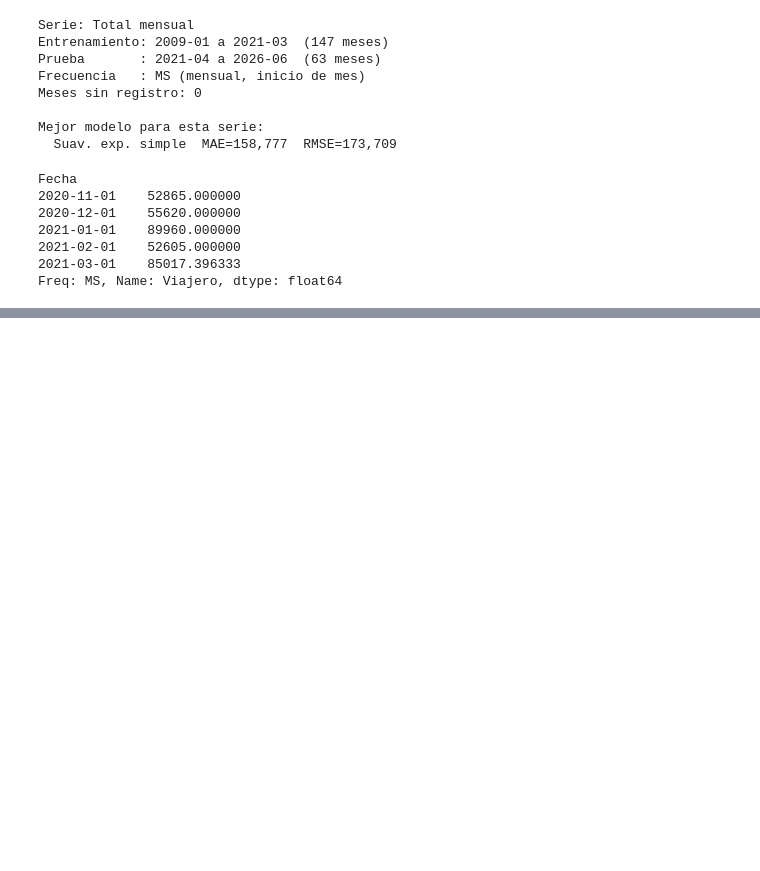
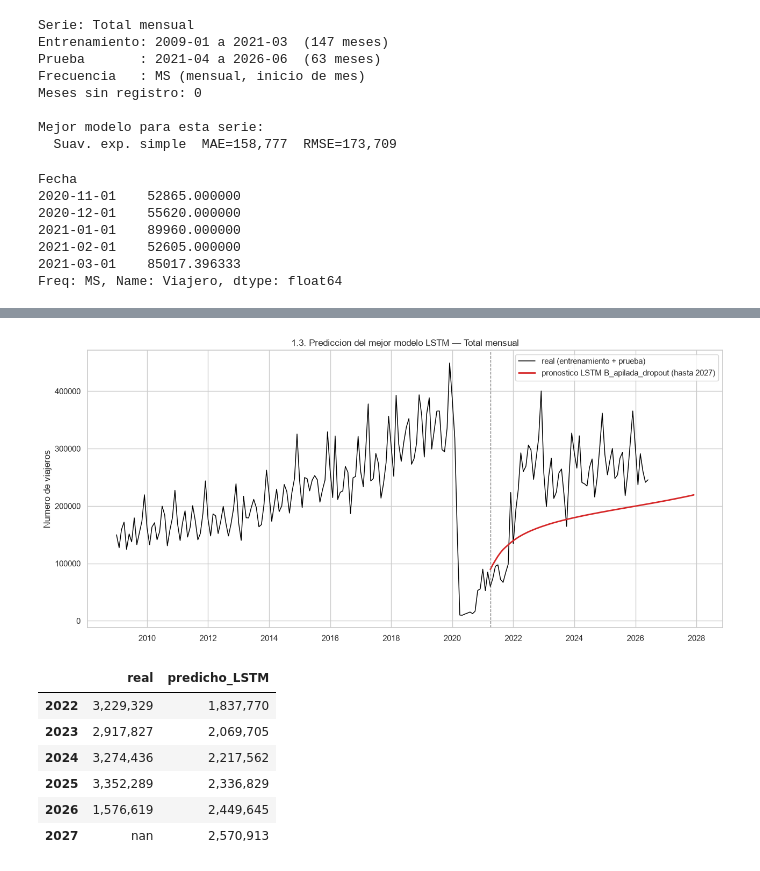
Before and after one commit to Bamo0507/Laboratorio2_Series_de_Tiempo, a Jupyter notebook: notebooks/lstm/Total_Mensual_LSTM.ipynb, the cells around one changed output, grey strips where cells are left out. Drawn from its saved outputs; the diff is of its cells as text; code cells hidden in the pictures; blank space fills up the shorter version.

Commit message:
feat: predictions with models for aurora

```diff
--- a/notebooks/lstm/Total_Mensual_LSTM.ipynb
+++ b/notebooks/lstm/Total_Mensual_LSTM.ipynb
@@ -401,0 +300,3 @@ comparacion_lab1
+# %%
+# Mejor modelo por RMSE recursivo y sus diferencias contra el segundo.
+mejor = utils.reporte_mejor_vs_segundo(tabla_modelos_finales)
@@ -401,0 +333,36 @@ comparacion_lab1
+# %%
+# Pronostico del mejor modelo, extendido hasta diciembre de 2027.
+familia_mejor = mejor["familia"]
+ajuste_mejor = modelos_finales[familia_mejor]
+pred_mejor = ajuste_mejor["predicciones"]
+pred_futuro = utils.pronostico_extendido(ajuste_mejor, int(mejor["ventana"]))
+
+serie_real_completa = pd.concat([serie_train, serie_prueba])
+
+fig, ax = plt.subplots(figsize=(13, 6))
+ax.plot(serie_real_completa.index, serie_real_completa.values,
+        color="black", linewidth=1.1, label="real (entrenamiento + prueba)")
+ax.plot(pred_futuro.index, pred_futuro.values, color="tab:red", linewidth=2,
+        label=f"pronostico LSTM {familia_mejor} (hasta 2027)")
+ax.axvline(serie_prueba.index[0], color="gray", linestyle="--", linewidth=1)
+ax.set_title(f"1.3. Prediccion del mejor modelo LSTM — {config.SERIES_LAB1[SERIE]['etiqueta']}")
+ax.set_ylabel("Numero de viajeros")
+ax.legend()
+plt.tight_layout()
+plt.show()
+
+# Total anual real contra predicho, mismo criterio de acumulado del Lab 1.
+totales_anuales = pd.DataFrame({
+    "real": serie_real_completa.groupby(serie_real_completa.index.year).sum(),
+    "predicho_LSTM": pred_futuro.groupby(pred_futuro.index.year).sum(),
+}).loc[[2022, 2023, 2024, 2025, 2026, 2027]]
+display(totales_anuales.style.format("{:,.0f}"))
+# %% [output]
+[figure, added]
+|  | real | predicho_LSTM |
+| 2022 | 3,229,329 | 1,837,770 |
+| 2023 | 2,917,827 | 2,069,705 |
+| 2024 | 3,274,436 | 2,217,562 |
+| 2025 | 3,352,289 | 2,336,829 |
+| 2026 | 1,576,619 | 2,449,645 |
+| 2027 | nan | 2,570,913 |
```
Also changed, not shown: parts of 20 cells of this notebook, 3 other files.
